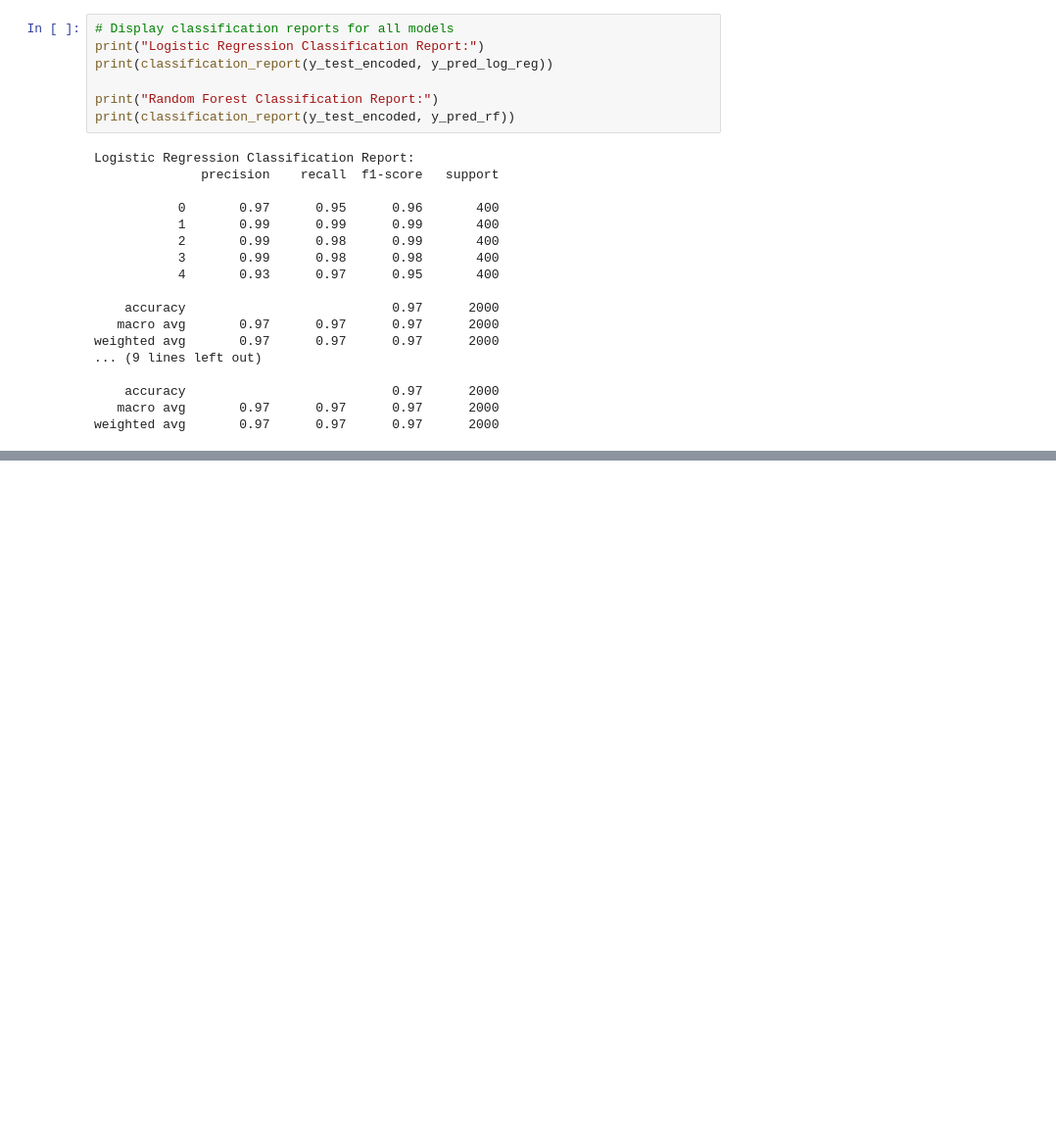
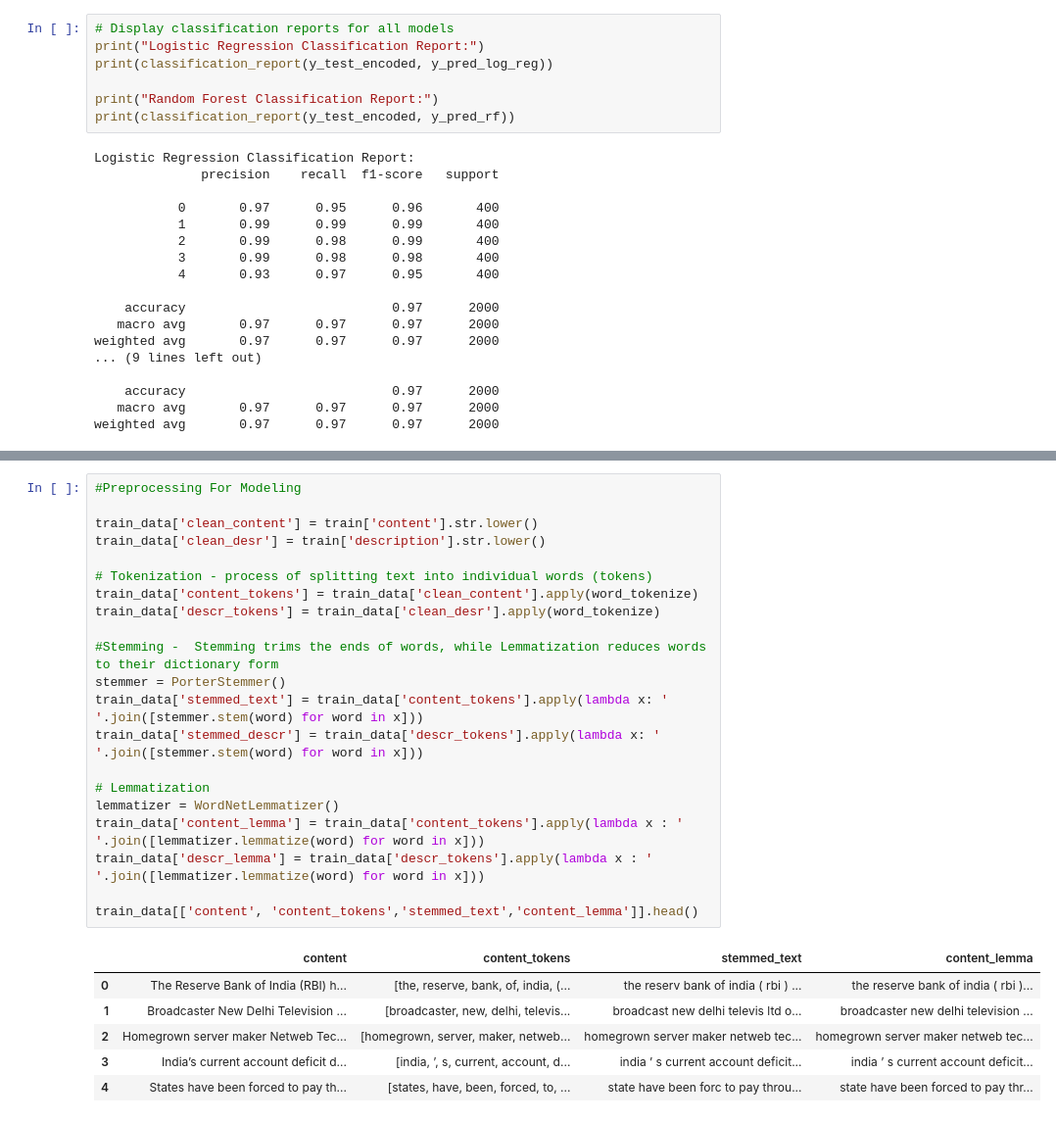
Before and after one commit to Nomathemba149/2401PTDS_Classification_Project-main, a Jupyter notebook: Classification Project Notebook.ipynb, the cells around one changed output, grey strips where cells are left out. Shown: that part at 98% size. Drawn from its saved outputs; the diff is of its cells as text; blank space fills up the shorter version.

```diff
--- a/Classification Project Notebook.ipynb
+++ b/Classification Project Notebook.ipynb
@@ -409,0 +442,28 @@ WARNING: Ignoring invalid distribution ~umpy (c:\Users\F8871487\AppData\Local\an
+# %%
+#Preprocessing For Modeling
+
+train_data['clean_content'] = train['content'].str.lower()
+train_data['clean_desr'] = train['description'].str.lower()
+
+# Tokenization - process of splitting text into individual words (tokens)
+train_data['content_tokens'] = train_data['clean_content'].apply(word_tokenize)
+train_data['descr_tokens'] = train_data['clean_desr'].apply(word_tokenize)
+
+#Stemming -  Stemming trims the ends of words, while Lemmatization reduces words to their dictionary form
+stemmer = PorterStemmer()
+train_data['stemmed_text'] = train_data['content_tokens'].apply(lambda x: ' '.join([stemmer.stem(word) for word in x]))
+train_data['stemmed_descr'] = train_data['descr_tokens'].apply(lambda x: ' '.join([stemmer.stem(word) for word in x]))
+
+# Lemmatization
+lemmatizer = WordNetLemmatizer()
+train_data['content_lemma'] = train_data['content_tokens'].apply(lambda x : ' '.join([lemmatizer.lemmatize(word) for word in x]))
+train_data['descr_lemma'] = train_data['descr_tokens'].apply(lambda x : ' '.join([lemmatizer.lemmatize(word) for word in x]))
+
+train_data[['content', 'content_tokens','stemmed_text','content_lemma']].head()
+# %% [output]
+|  | content | content_tokens | stemmed_text | content_lemma |
+| 0 | The Reserve Bank of India (RBI) h... | [the, reserve, bank, of, india, (... | the reserv bank of india ( rbi ) ... | the reserve bank of india ( rbi )... |
+| 1 | Broadcaster New Delhi Television ... | [broadcaster, new, delhi, televis... | broadcast new delhi televis ltd o... | broadcaster new delhi television ... |
+| 2 | Homegrown server maker Netweb Tec... | [homegrown, server, maker, netweb... | homegrown server maker netweb tec... | homegrown server maker netweb tec... |
+| 3 | India’s current account deficit d... | [india, ’, s, current, account, d... | india ’ s current account deficit... | india ’ s current account deficit... |
+| 4 | States have been forced to pay th... | [states, have, been, forced, to, ... | state have been forc to pay throu... | state have been forced to pay thr... |
```
Also changed, not shown: parts of 22 cells of this notebook.
